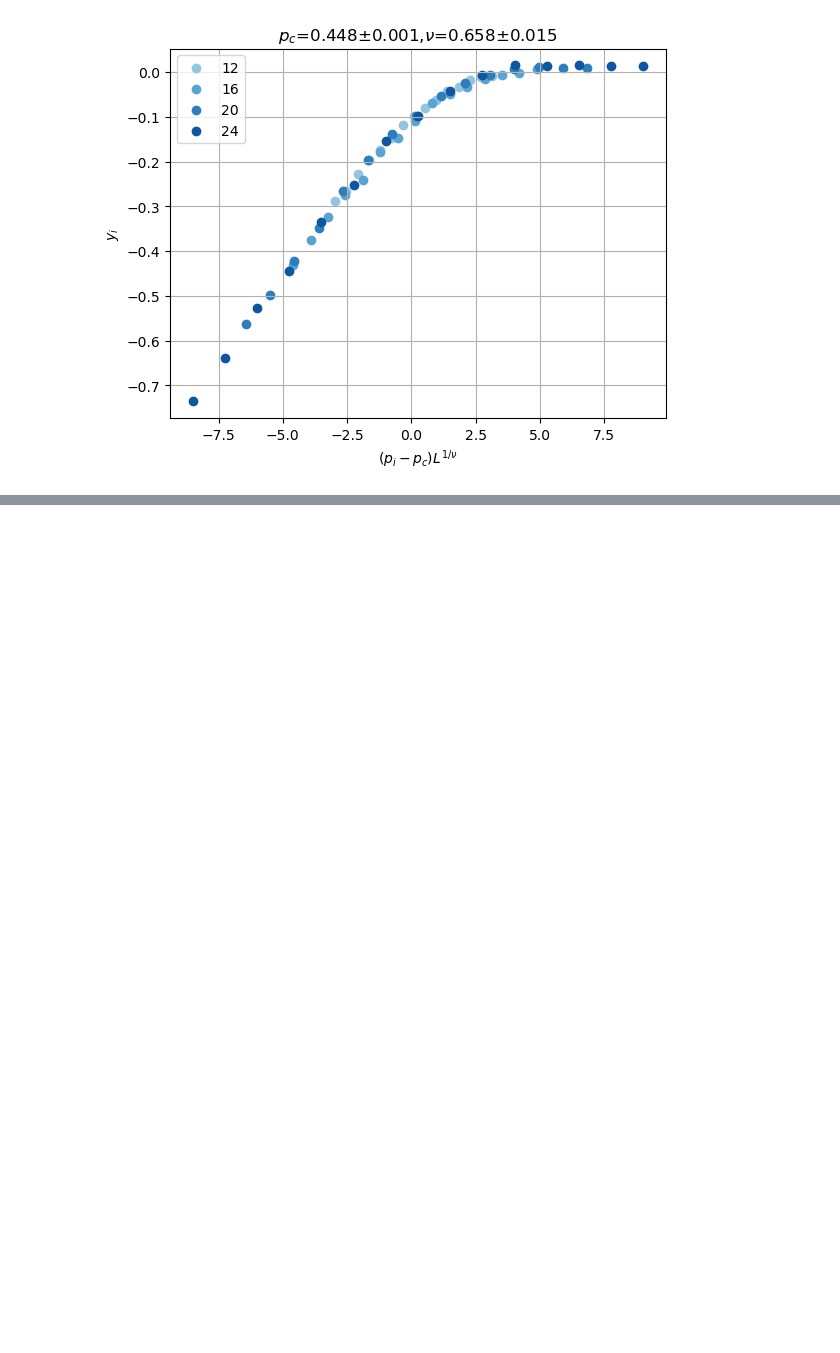
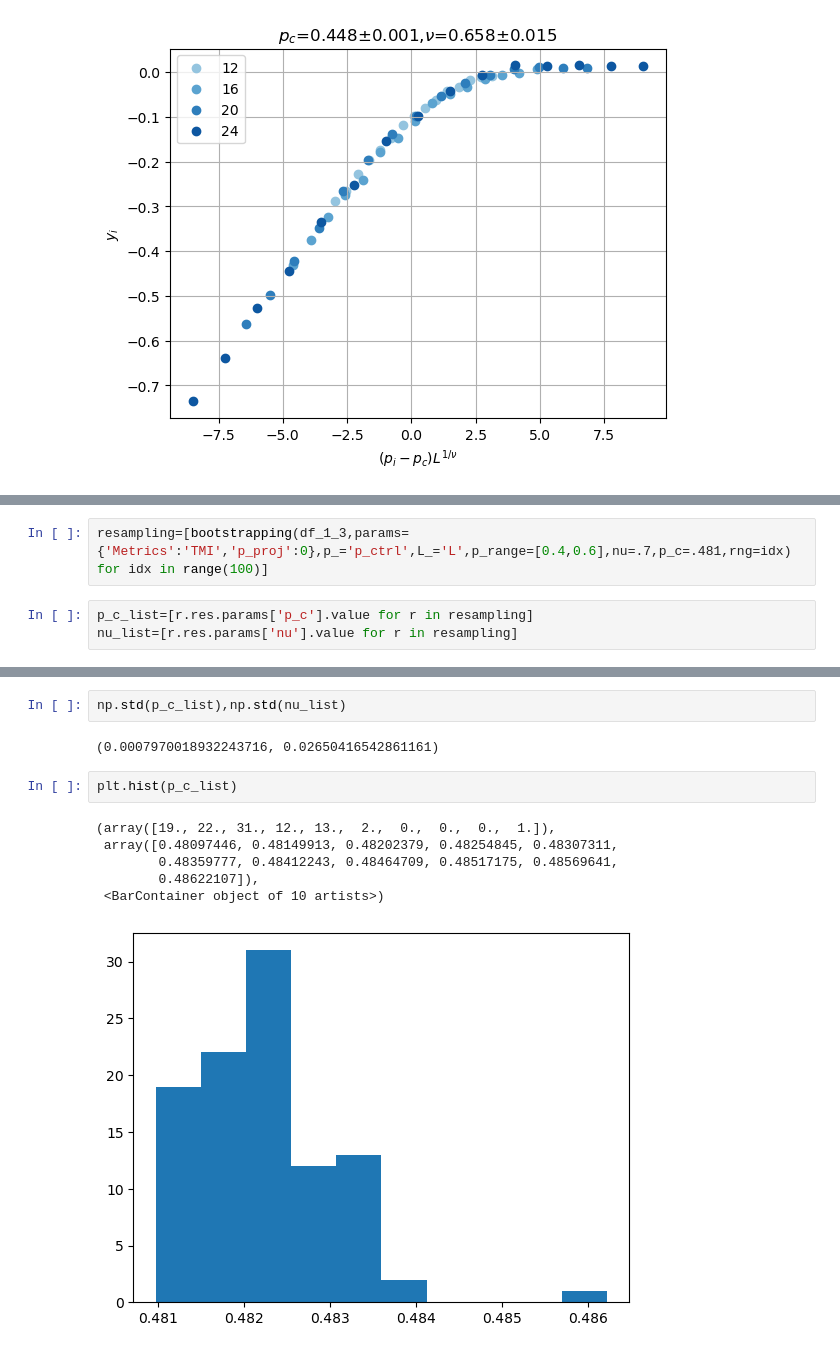
Before and after one commit to hainingpan/control_transition, a Jupyter notebook: AFM.ipynb, the cells around one changed output, grey strips where cells are left out. Saved outputs shown, nothing was run; the diff lists cells and outputs as text; blank space fills up the shorter version.

```diff
--- a/AFM.ipynb
+++ b/AFM.ipynb
@@ -2000,0 +2032,5 @@ dc.plot_data_collapse()
+# %%
+resampling=[bootstrapping(df_1_3,params={'Metrics':'TMI','p_proj':0},p_='p_ctrl',L_='L',p_range=[0.4,0.6],nu=.7,p_c=.481,rng=idx) for idx in range(100)]
+# %%
+p_c_list=[r.res.params['p_c'].value for r in resampling]
+nu_list=[r.res.params['nu'].value for r in resampling]
@@ -2000,0 +2041,13 @@ dc.plot_data_collapse()
+# %%
+np.std(p_c_list),np.std(nu_list)
+# %% [output]
+(0.0007970018932243716, 0.02650416542861161)
+# %%
+plt.hist(p_c_list)
+# %% [output]
+(array([19., 22., 31., 12., 13.,  2.,  0.,  0.,  0.,  1.]),
+ array([0.48097446, 0.48149913, 0.48202379, 0.48254845, 0.48307311,
+        0.48359777, 0.48412243, 0.48464709, 0.48517175, 0.48569641,
+        0.48622107]),
+ <BarContainer object of 10 artists>)
+[figure, added]
```
Also changed, not shown: parts of 16 cells of this notebook, 11 other files.
